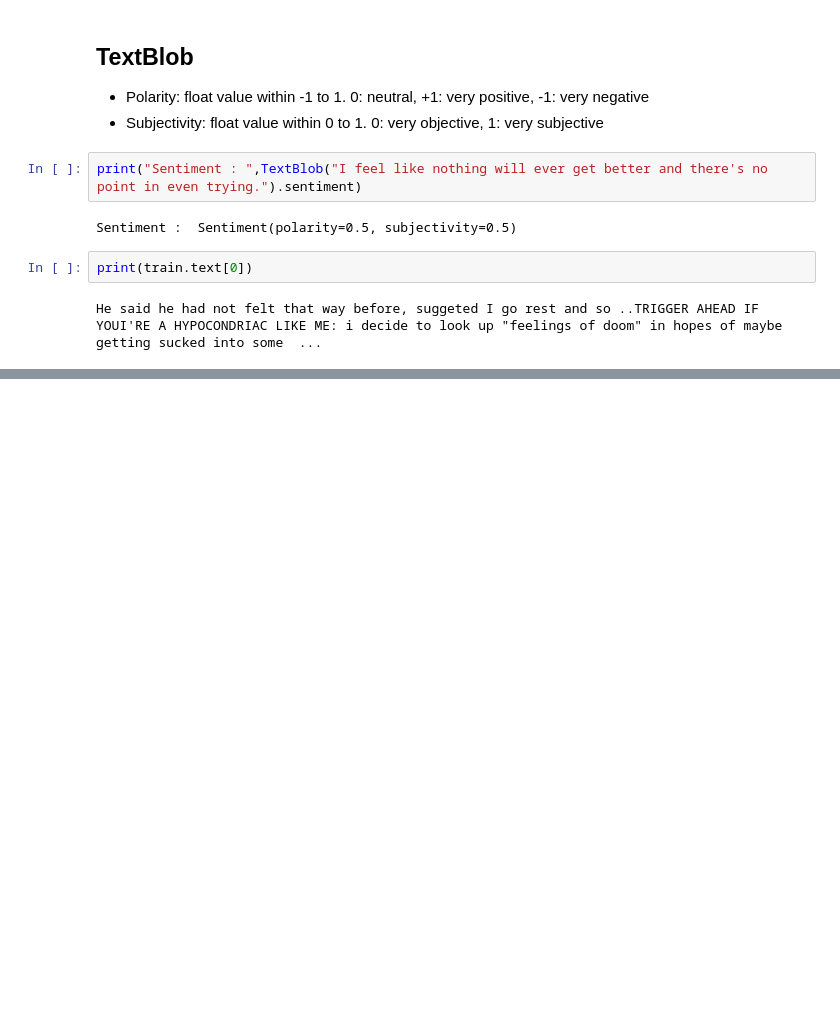
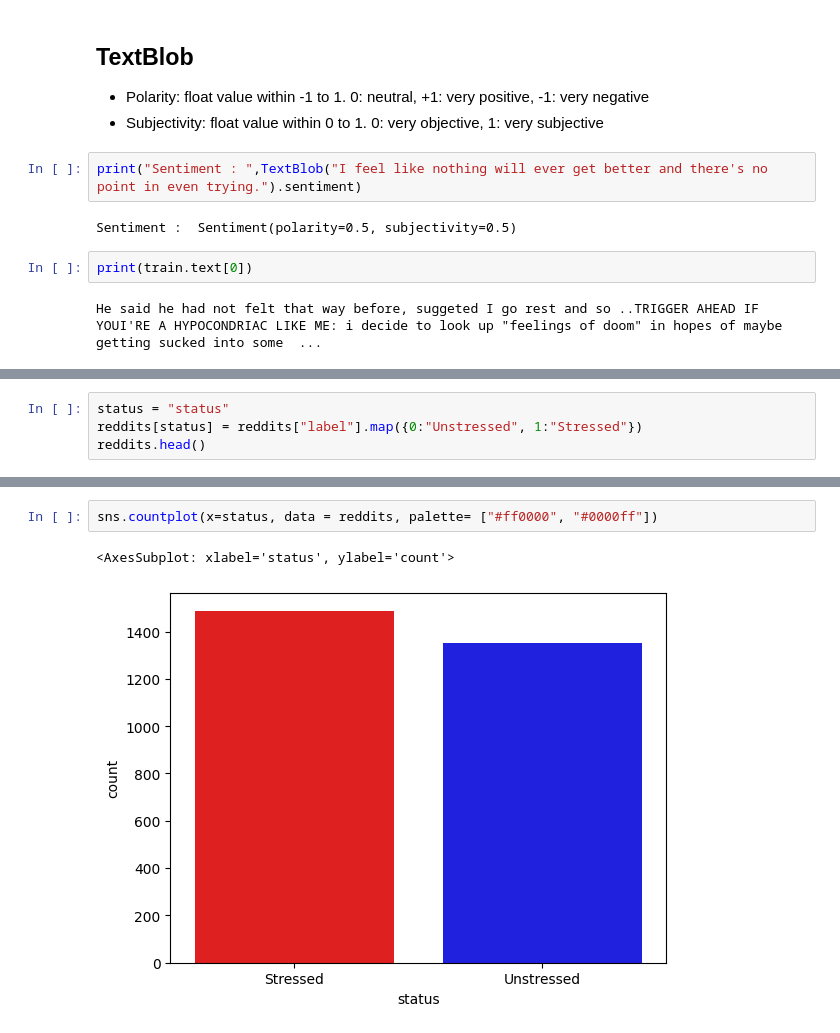
Before and after one commit to gg41825/stress_analysis_social_media, a Jupyter notebook: analyzer.ipynb, the cells around one changed output, grey strips where cells are left out. Saved outputs shown, nothing was run; the diff lists cells and outputs as text; blank space fills up the shorter version.

```diff
--- a/analyzer.ipynb
+++ b/analyzer.ipynb
@@ -86,0 +91,4 @@ wc(reddits.text,'grey')
+# %%
+status = "status"
+reddits[status] = reddits["label"].map({0:"Unstressed", 1:"Stressed"})
+reddits.head()
@@ -86,0 +102,5 @@ wc(reddits.text,'grey')
+# %%
+sns.countplot(x=status, data = reddits, palette= ["#ff0000", "#0000ff"])
+# %% [output]
+<AxesSubplot: xlabel='status', ylabel='count'>
+[figure, added]
```
Also changed, not shown: parts of 6 cells of this notebook, 2 other files.
